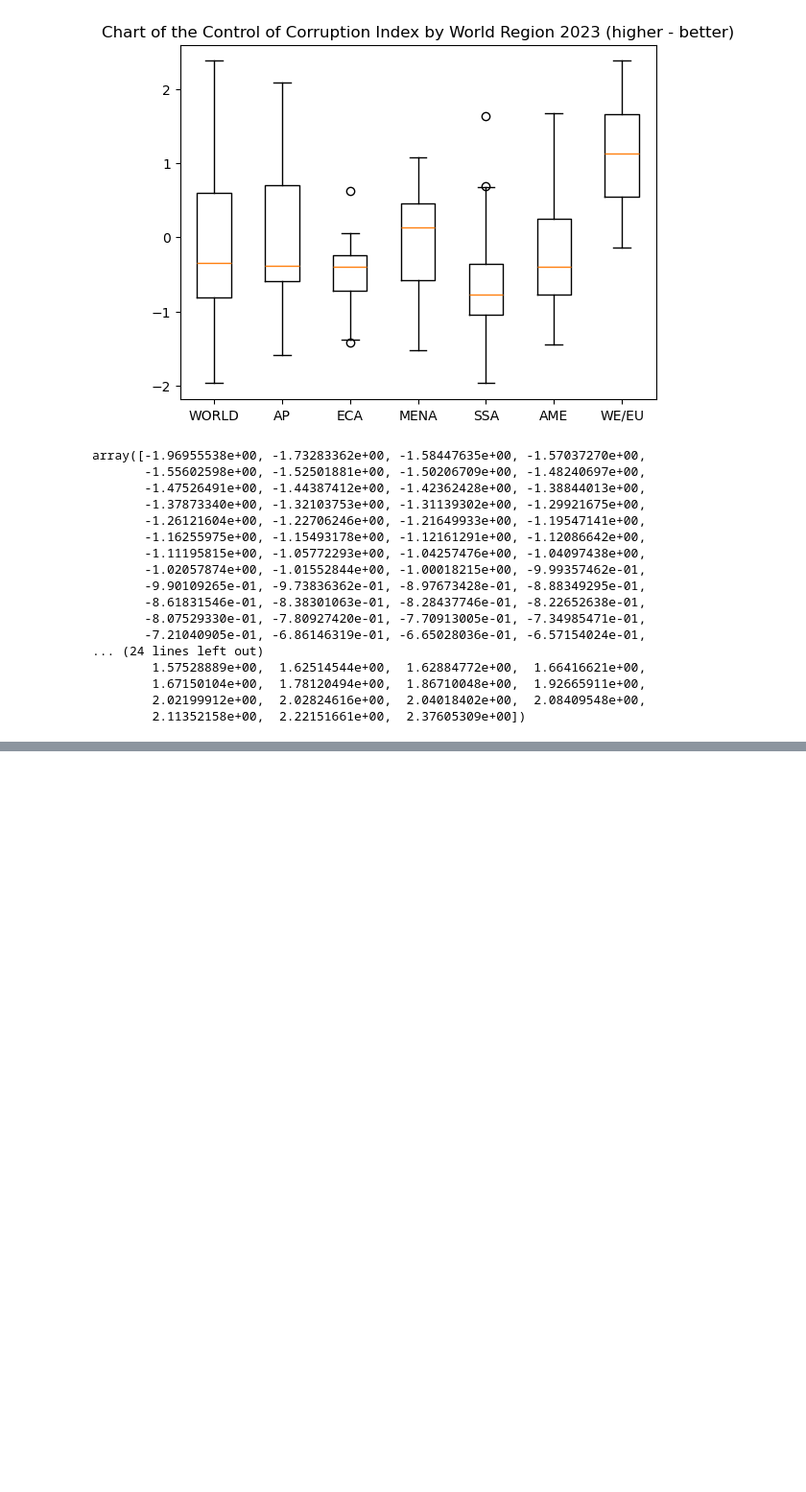
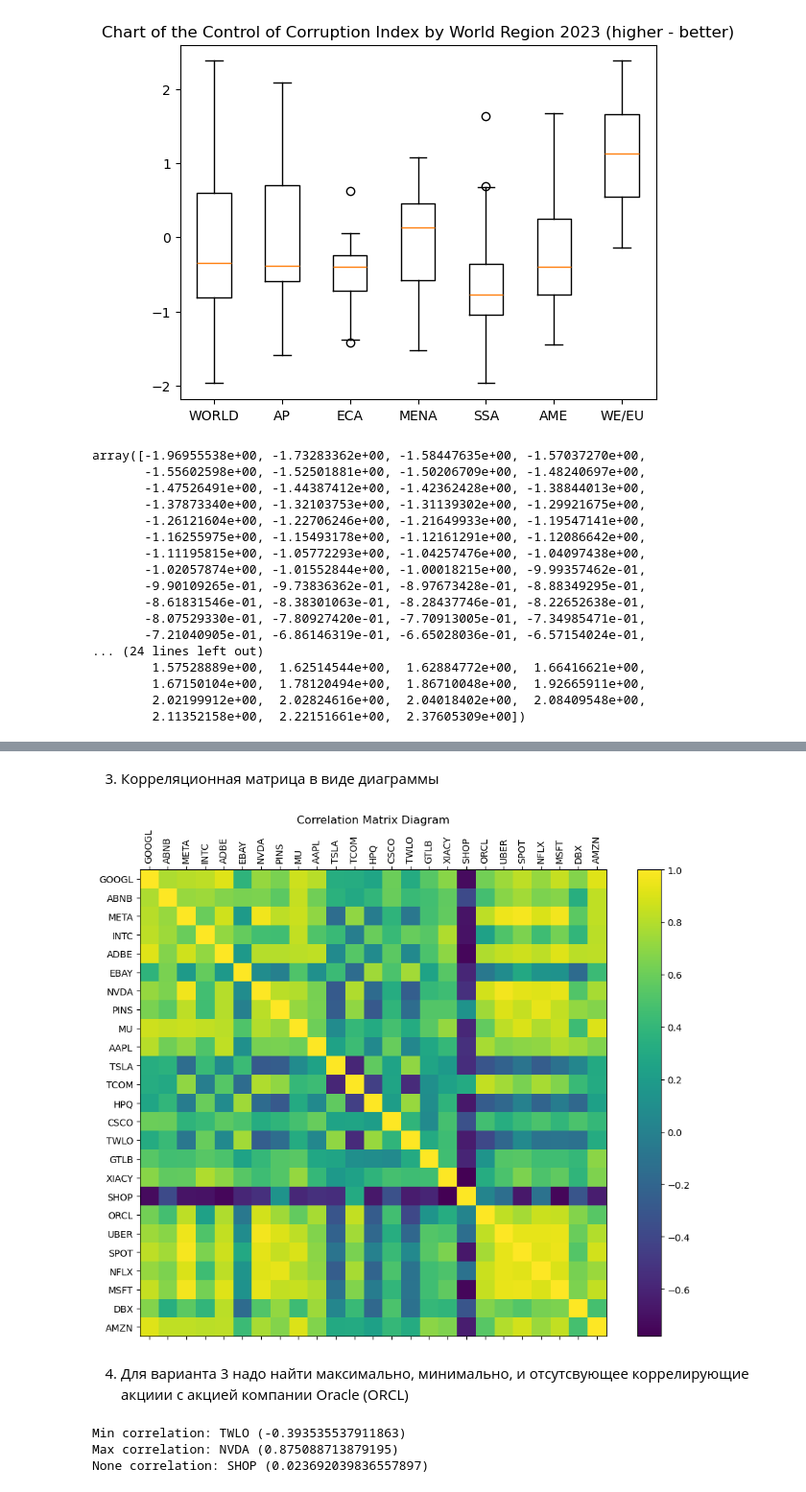
Before and after one commit to The-Humble-Guy/mlassignments, a Jupyter notebook: notebooks/A1_IU21_Kutsenko_1_1_3.ipynb, the cells around one changed output, grey strips where cells are left out. Shown at 96% size. Cells and saved outputs as stored; diff of their text form; code cells hidden in the pictures; blank space fills up the shorter version.

Commit message:
Done A1 Stock comparision task

```diff
--- a/notebooks/A1_IU21_Kutsenko_1_1_3.ipynb
+++ b/notebooks/A1_IU21_Kutsenko_1_1_3.ipynb
@@ -772,0 +828,24 @@ array([-1.96955538e+00, -1.73283362e+00, -1.58447635e+00, -1.57037270e+00,
+# %%
+dataset_path = "../data/A1_StockMarket_dataset/stock"
+files = files = os.listdir(dataset_path)
+
+data = {}
+columns = []
+is_first_file = True
+
+# print(files)
+
+columns = ['Date'] + [os.path.splitext(file)[0] for file in files]
+
+for file in files:
+    basename = os.path.splitext(f'{file}')[0]
+    tmp = pd.read_csv(dataset_path + '/' + f'{file}')
+
+    if is_first_file:
+        data['Date'] = tmp['Date']
+        is_first_file = False
+
+    data[f'{basename}'] = tmp['Close']
+
+stock_dataset = pd.DataFrame(data).set_index('Date')
+stock_dataset
@@ -772,0 +874,3 @@ array([-1.96955538e+00, -1.73283362e+00, -1.58447635e+00, -1.57037270e+00,
+# %%
+stock_corr = stock_dataset.corr()
+stock_corr
@@ -772,0 +896,35 @@ array([-1.96955538e+00, -1.73283362e+00, -1.58447635e+00, -1.57037270e+00,
+# %% [markdown]
+3. Корреляционная матрица в виде диаграммы
+# %%
+labels = stock_corr.columns.to_list()
+
+fig = plt.figure(figsize=(12,9))
+ax = fig.add_subplot(1,1,1)
+cax = ax.matshow(stock_corr)
+fig.colorbar(cax)
+
+plt.xticks(range(len(stock_corr.columns)), stock_corr.columns, rotation=90)
+plt.yticks(range(len(stock_corr.columns)), stock_corr.columns)
+plt.title("Correlation Matrix Diagram")
+
+
+plt.show()
+# %% [output]
+[figure, added]
+# %% [markdown]
+4. Для варианта 3 надо найти максимально, минимально, и отсутсвующее коррелирующие акциии с акцией компании Oracle (ORCL)
+# %%
+COMPANY = 'ORCL'
+
+orcl_corr = {}
+orcl_corr['min'] = stock_corr.T[COMPANY].sort_values().index[0]
+orcl_corr['max'] = stock_corr.T[COMPANY].sort_values(ascending=0).index[1]
+orcl_corr['none'] = abs(stock_corr.T[COMPANY]).sort_values().index[0]
+
+print(f"Min correlation: {orcl_corr['min']} ({stock_corr[COMPANY][orcl_corr['min']]})")
+print(f"Max correlation: {orcl_corr['max']} ({stock_corr[COMPANY][orcl_corr['max']]})")
+print(f"None correlation: {orcl_corr['none']} ({stock_corr[COMPANY][orcl_corr['none']]})")
+# %% [output]
+Min correlation: TWLO (-0.393535537911863)
+Max correlation: NVDA (0.875088713879195)
+None correlation: SHOP (0.023692039836557897)
```
Also changed, not shown: parts of 16 cells of this notebook.
